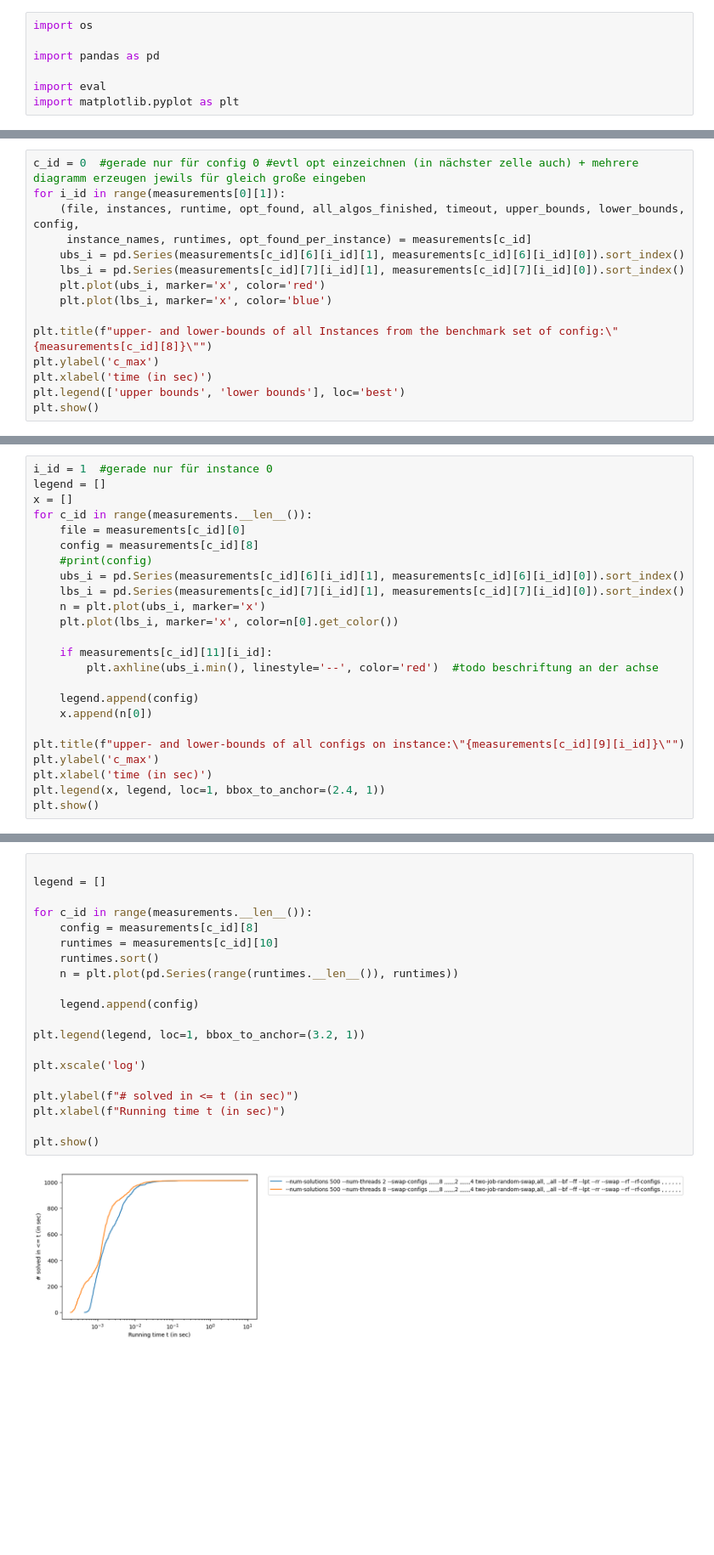
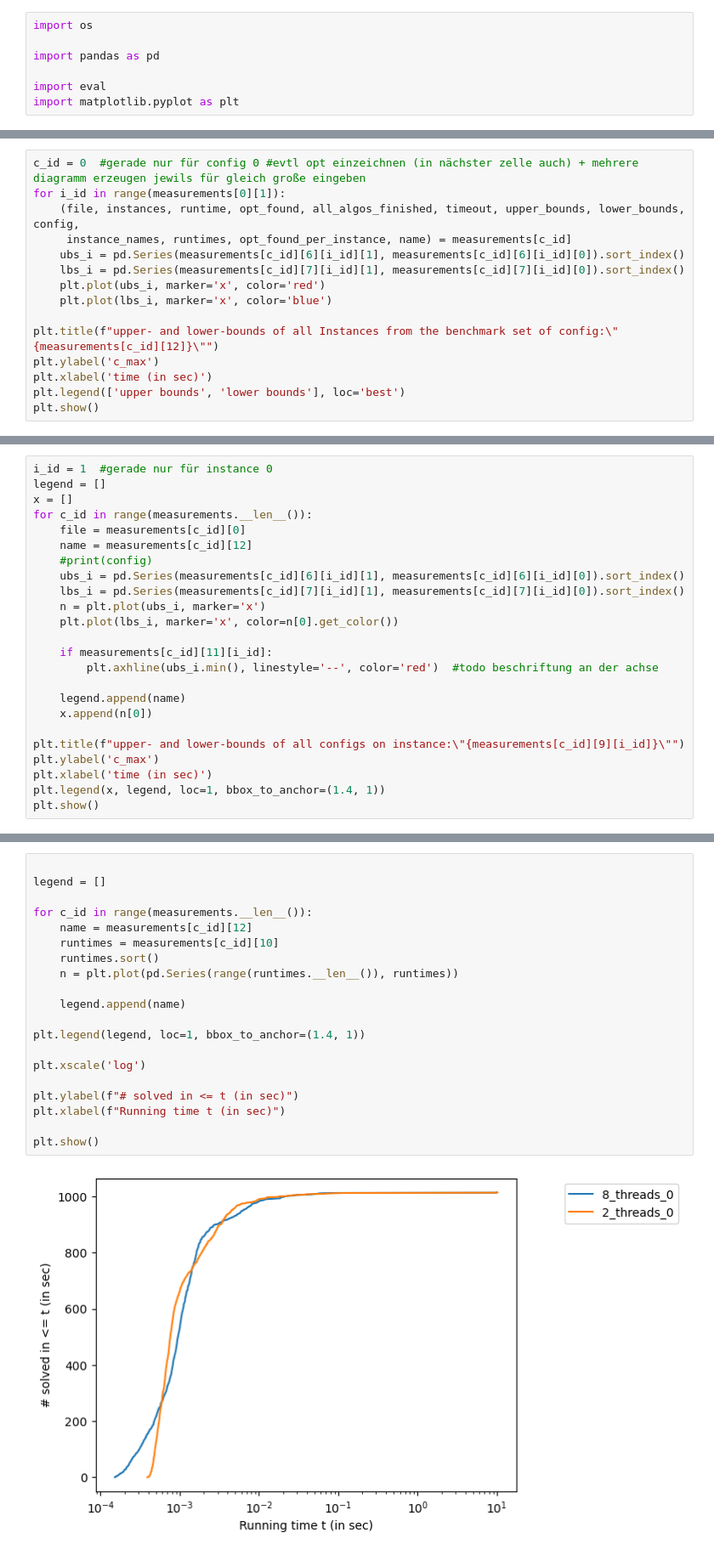
Before and after one commit to JohannesvG123/makespan-minimization, a Jupyter notebook: src/eval_notebook.ipynb, the cells around one changed output, grey strips where cells are left out. Shown at 85% size. Cells and saved outputs as stored; diff of their text form; blank space fills up the shorter version.

```diff
--- a/src/eval_notebook.ipynb
+++ b/src/eval_notebook.ipynb
@@ -58,13 +58,13 @@ ax = pd.DataFrame(data, columns=columns, index=configs).plot(kind='bar',
 c_id = 0  #gerade nur für config 0 #evtl opt einzeichnen (in nächster zelle auch) + mehrere diagramm erzeugen jewils für gleich große eingeben
 for i_id in range(measurements[0][1]):
     (file, instances, runtime, opt_found, all_algos_finished, timeout, upper_bounds, lower_bounds, config,
-     instance_names, runtimes, opt_found_per_instance) = measurements[c_id]
+     instance_names, runtimes, opt_found_per_instance, name) = measurements[c_id]
     ubs_i = pd.Series(measurements[c_id][6][i_id][1], measurements[c_id][6][i_id][0]).sort_index()
     lbs_i = pd.Series(measurements[c_id][7][i_id][1], measurements[c_id][7][i_id][0]).sort_index()
     plt.plot(ubs_i, marker='x', color='red')
     plt.plot(lbs_i, marker='x', color='blue')
 
-plt.title(f"upper- and lower-bounds of all Instances from the benchmark set of config:\"{measurements[c_id][8]}\"")
+plt.title(f"upper- and lower-bounds of all Instances from the benchmark set of config:\"{measurements[c_id][12]}\"")
 plt.ylabel('c_max')
 plt.xlabel('time (in sec)')
 plt.legend(['upper bounds', 'lower bounds'], loc='best')
@@ -77,7 +77,7 @@ legend = []
 x = []
 for c_id in range(measurements.__len__()):
     file = measurements[c_id][0]
-    config = measurements[c_id][8]
+    name = measurements[c_id][12]
     #print(config)
     ubs_i = pd.Series(measurements[c_id][6][i_id][1], measurements[c_id][6][i_id][0]).sort_index()
     lbs_i = pd.Series(measurements[c_id][7][i_id][1], measurements[c_id][7][i_id][0]).sort_index()
@@ -87,12 +87,12 @@ for c_id in range(measurements.__len__()):
     if measurements[c_id][11][i_id]:
         plt.axhline(ubs_i.min(), linestyle='--', color='red')  #todo beschriftung an der achse
 
-    legend.append(config)
+    legend.append(name)
     x.append(n[0])
 
 plt.title(f"upper- and lower-bounds of all configs on instance:\"{measurements[c_id][9][i_id]}\"")
 plt.ylabel('c_max')
 plt.xlabel('time (in sec)')
-plt.legend(x, legend, loc=1, bbox_to_anchor=(2.4, 1))
+plt.legend(x, legend, loc=1, bbox_to_anchor=(1.4, 1))
 plt.show()
 # %% [output]
@@ -120,22 +120,22 @@ plt.show()
 # %%
 
 legend = []
 
 for c_id in range(measurements.__len__()):
-    config = measurements[c_id][8]
+    name = measurements[c_id][12]
     runtimes = measurements[c_id][10]
     runtimes.sort()
     n = plt.plot(pd.Series(range(runtimes.__len__()), runtimes))
 
-    legend.append(config)
+    legend.append(name)
 
-plt.legend(legend, loc=1, bbox_to_anchor=(3.2, 1))
+plt.legend(legend, loc=1, bbox_to_anchor=(1.4, 1))
 
 plt.xscale('log')
 
 plt.ylabel(f"# solved in <= t (in sec)")
 plt.xlabel(f"Running time t (in sec)")
 
 plt.show()
 # %% [output]
-[figure, old version]
+[figure, new version]
```
Also changed, not shown: parts of 6 cells of this notebook, 2 other files.
